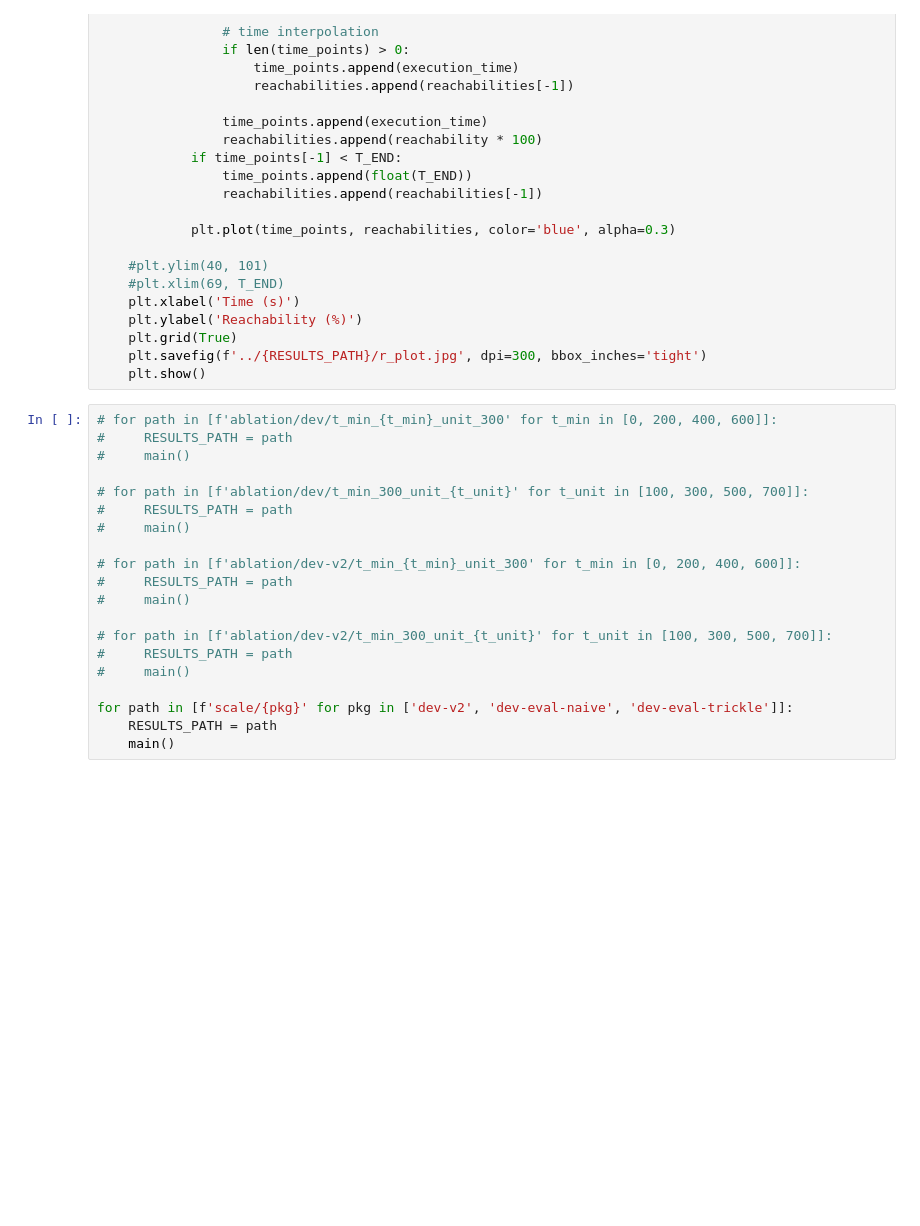
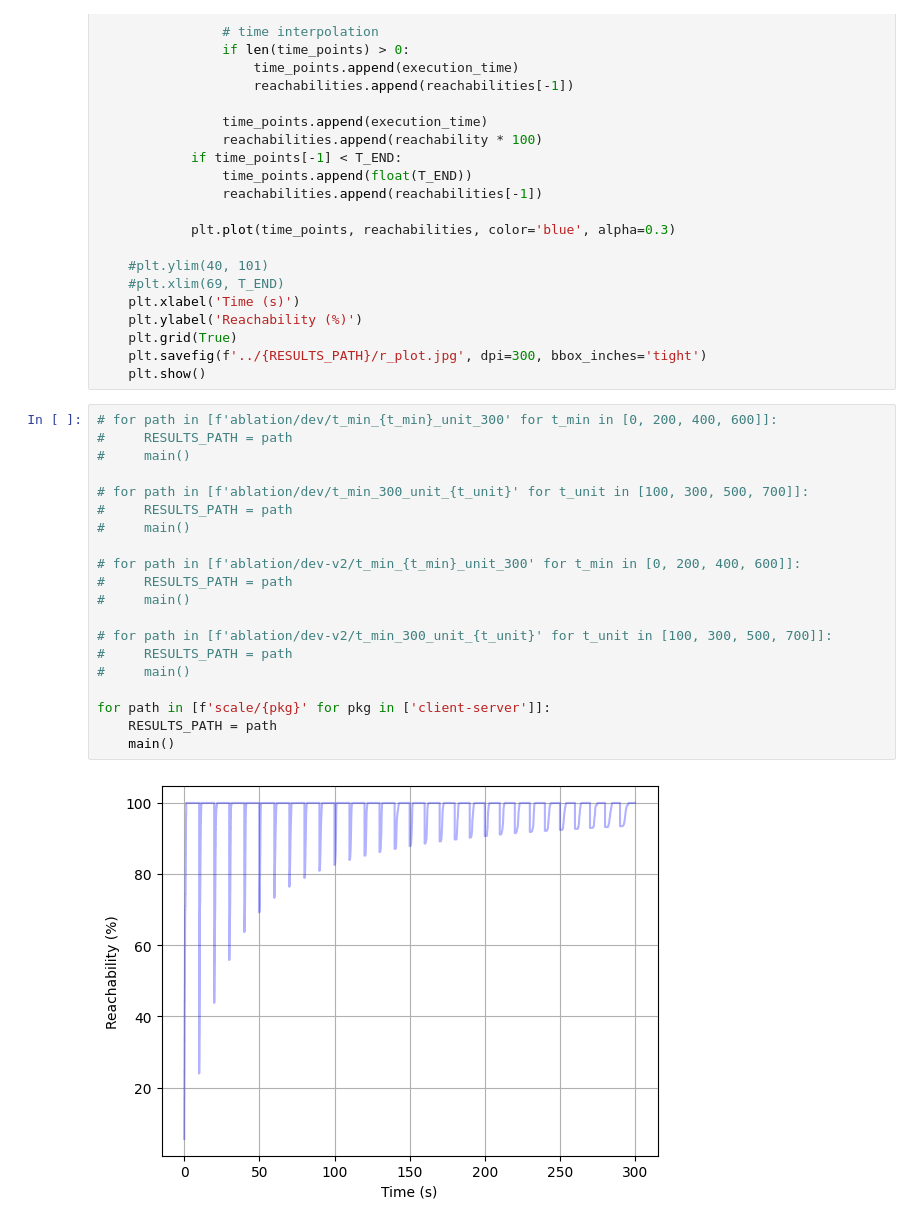
Before and after one commit to kadmila/RIPE-to-mininet2-global-WAN-simulation, a Jupyter notebook: mininet-control/plotter/scale_reachability.ipynb, the cells around one changed output. Cells and saved outputs as stored; diff of their text form; blank space fills up the shorter version.

```diff
--- a/mininet-control/plotter/scale_reachability.ipynb
+++ b/mininet-control/plotter/scale_reachability.ipynb
@@ -155,20 +155,22 @@ def main():
 # %%
 # for path in [f'ablation/dev/t_min_{t_min}_unit_300' for t_min in [0, 200, 400, 600]]:
 #     RESULTS_PATH = path
 #     main()
 
 # for path in [f'ablation/dev/t_min_300_unit_{t_unit}' for t_unit in [100, 300, 500, 700]]:
 #     RESULTS_PATH = path
 #     main()
 
 # for path in [f'ablation/dev-v2/t_min_{t_min}_unit_300' for t_min in [0, 200, 400, 600]]:
 #     RESULTS_PATH = path
 #     main()
 
 # for path in [f'ablation/dev-v2/t_min_300_unit_{t_unit}' for t_unit in [100, 300, 500, 700]]:
 #     RESULTS_PATH = path
 #     main()
 
-for path in [f'scale/{pkg}' for pkg in ['dev-v2', 'dev-eval-naive', 'dev-eval-trickle']]:
+for path in [f'scale/{pkg}' for pkg in ['client-server']]:
     RESULTS_PATH = path
     main()
+# %% [output]
+[figure, added]
```
Also changed, not shown: 16 other files.
